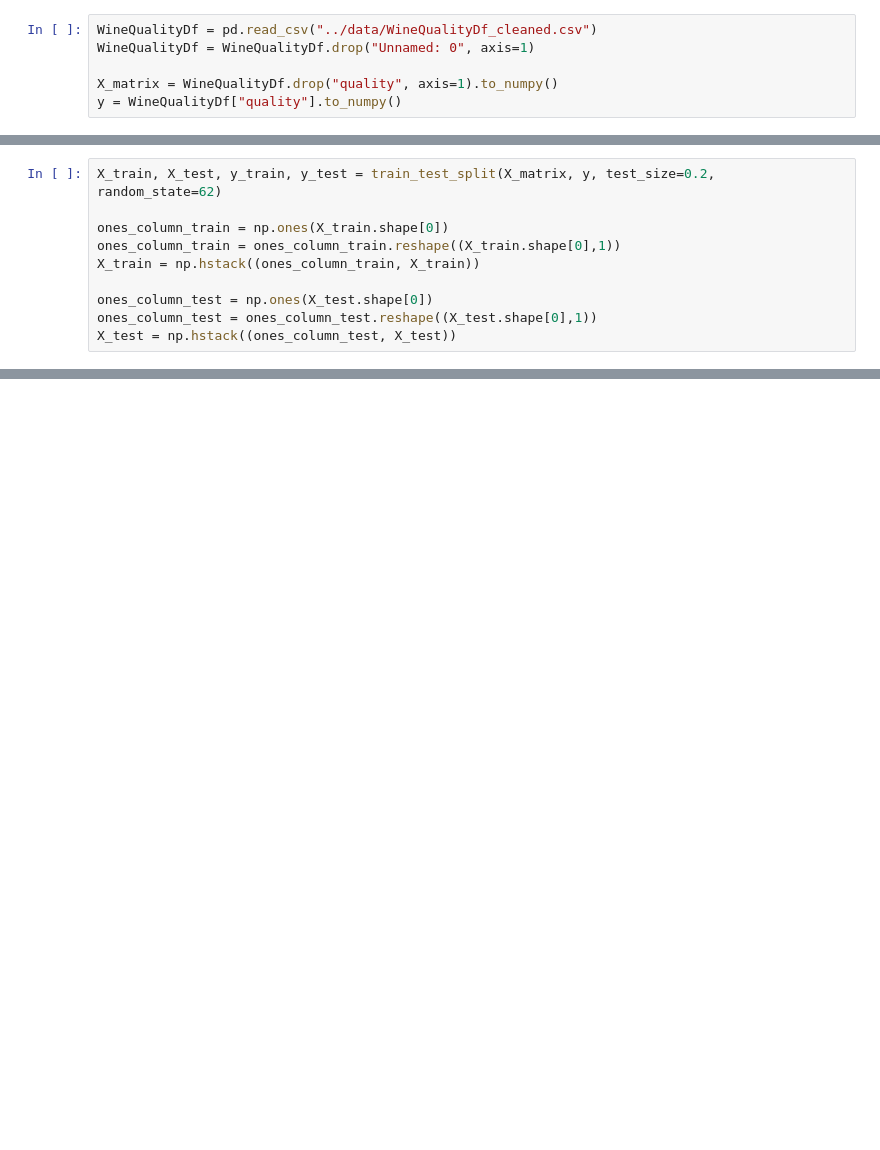
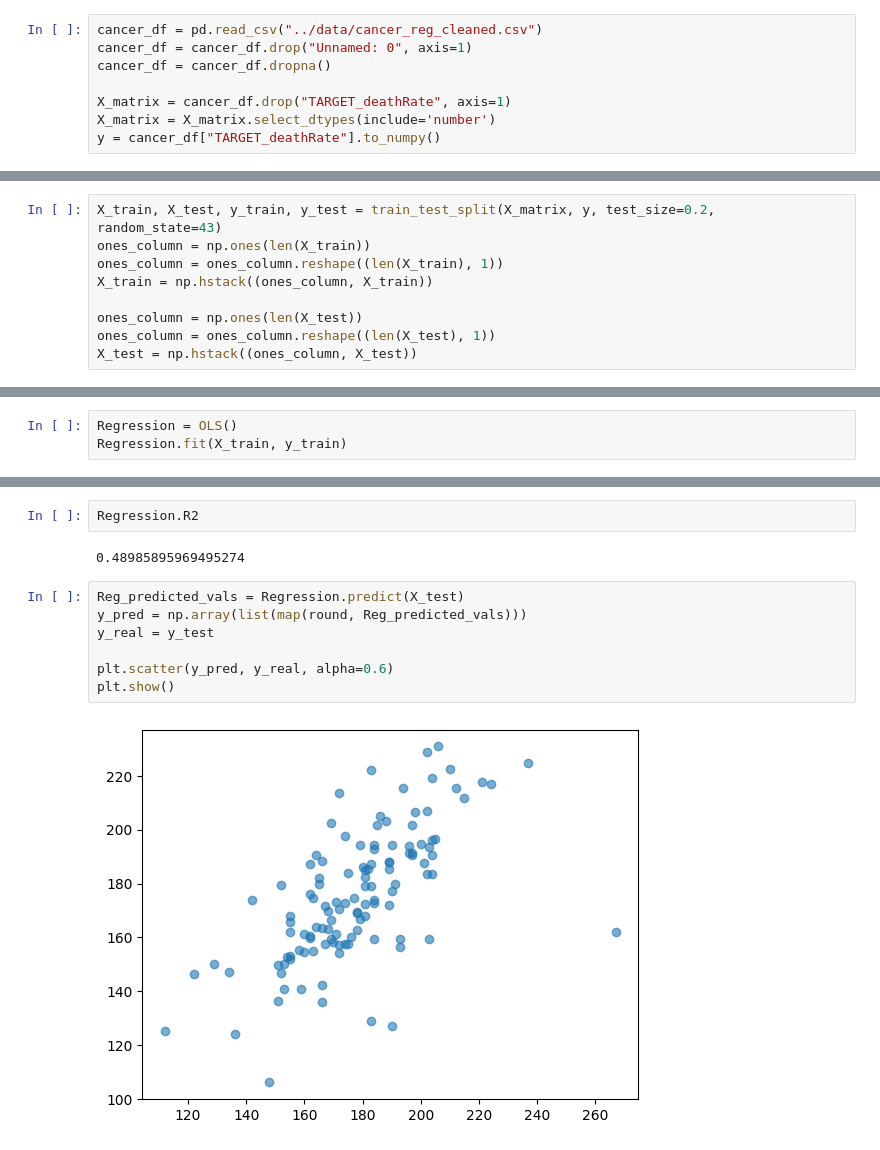
Before and after one commit to peucroccs/OLS-Analysis-From-Scratch, a Jupyter notebook: OLS_analysis/OLS_analysis.ipynb, the cells around one changed output, grey strips where cells are left out. Drawn from its saved outputs; the diff is of its cells as text; blank space fills up the shorter version.

```diff
--- a/OLS_analysis/OLS_analysis.ipynb
+++ b/OLS_analysis/OLS_analysis.ipynb
@@ -5,6 +8,8 @@ from sklearn.model_selection import train_test_split
 # %%
-WineQualityDf = pd.read_csv("../data/WineQualityDf_cleaned.csv")
-WineQualityDf = WineQualityDf.drop("Unnamed: 0", axis=1)
+cancer_df = pd.read_csv("../data/cancer_reg_cleaned.csv")
+cancer_df = cancer_df.drop("Unnamed: 0", axis=1)
+cancer_df = cancer_df.dropna()
 
-X_matrix = WineQualityDf.drop("quality", axis=1).to_numpy()
-y = WineQualityDf["quality"].to_numpy()
+X_matrix = cancer_df.drop("TARGET_deathRate", axis=1)
+X_matrix = X_matrix.select_dtypes(include='number')
+y = cancer_df["TARGET_deathRate"].to_numpy()
@@ -13,10 +16,9 @@ y = WineQualityDf["quality"].to_numpy()
 # %%
-X_train, X_test, y_train, y_test = train_test_split(X_matrix, y, test_size=0.2, random_state=62)
+X_train, X_test, y_train, y_test = train_test_split(X_matrix, y, test_size=0.2, random_state=43)
+ones_column = np.ones(len(X_train))
+ones_column = ones_column.reshape((len(X_train), 1))
+X_train = np.hstack((ones_column, X_train))
 
-ones_column_train = np.ones(X_train.shape[0])
-ones_column_train = ones_column_train.reshape((X_train.shape[0],1))
-X_train = np.hstack((ones_column_train, X_train))
-
-ones_column_test = np.ones(X_test.shape[0])
-ones_column_test = ones_column_test.reshape((X_test.shape[0],1))
-X_test = np.hstack((ones_column_test, X_test))
+ones_column = np.ones(len(X_test))
+ones_column = ones_column.reshape((len(X_test), 1))
+X_test = np.hstack((ones_column, X_test))
@@ -68,0 +62,3 @@ for coeff in coeff_distributions:
+# %%
+Regression = OLS()
+Regression.fit(X_train, y_train)
@@ -68,0 +85,13 @@ for coeff in coeff_distributions:
+# %%
+Regression.R2
+# %% [output]
+0.48985895969495274
+# %%
+Reg_predicted_vals = Regression.predict(X_test)
+y_pred = np.array(list(map(round, Reg_predicted_vals)))
+y_real = y_test
+
+plt.scatter(y_pred, y_real, alpha=0.6)
+plt.show()
+# %% [output]
+[figure, added]
```
Also changed, not shown: parts of 11 cells of this notebook, 6 other files.
